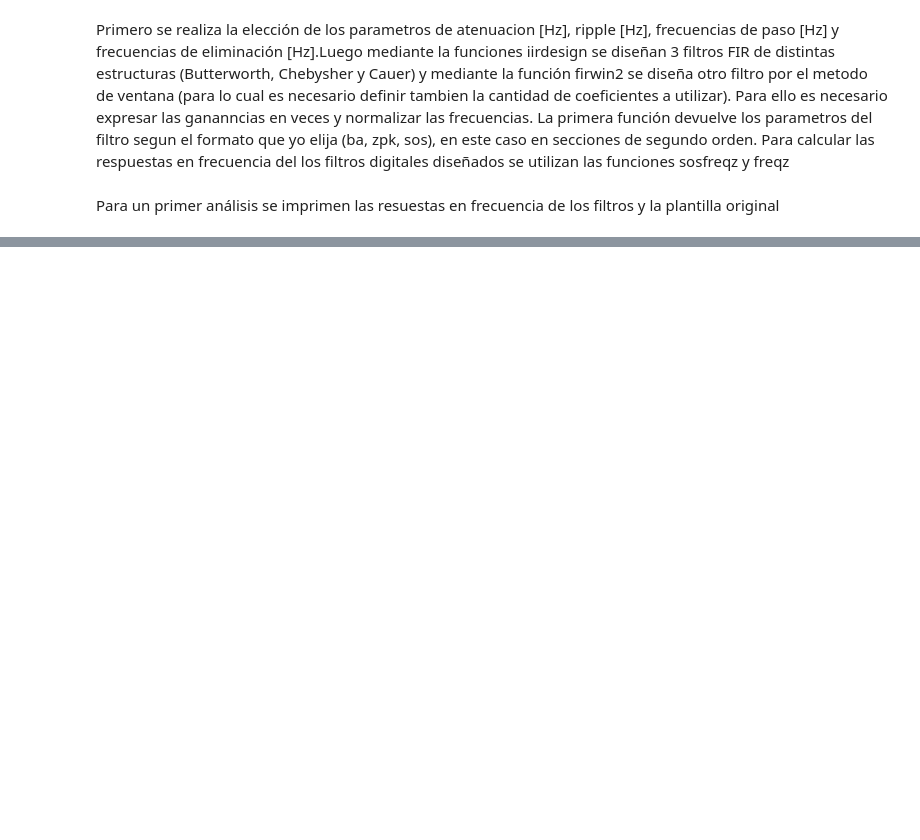
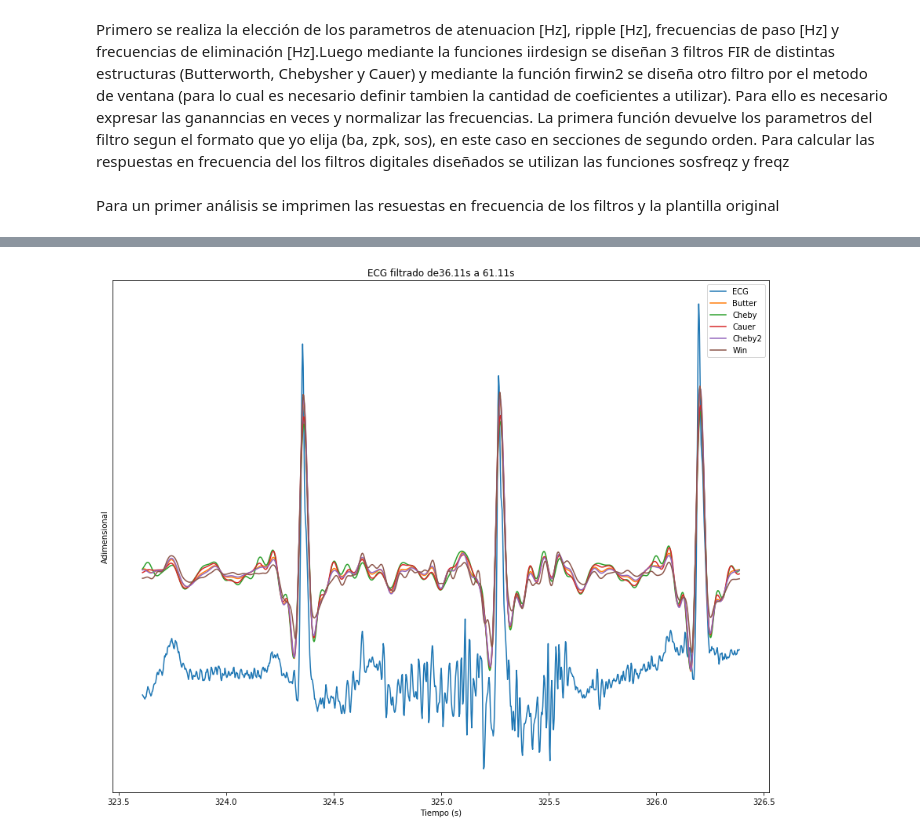
Before and after one commit to luciasucunza/git_proyecto_ecg, a Jupyter notebook: Filtros/1_Introduccion.ipynb, the cells around one changed output, grey strips where cells are left out. Saved outputs shown, nothing was run; the diff lists cells and outputs as text; code cells hidden in the pictures; blank space fills up the shorter version.

```diff
--- a/Filtros/1_Introduccion.ipynb
+++ b/Filtros/1_Introduccion.ipynb
@@ -117,0 +130,30 @@ plt.show()
+# %%
+#------Ploteado de los ECG filtrados-------
+ECG_f_butt   = sig.sosfiltfilt(bp_sos_butter, ecg_one_lead)
+ECG_f_cheb   = sig.sosfiltfilt(bp_sos_cheby,  ecg_one_lead)
+ECG_f_cauer  = sig.sosfiltfilt(bp_sos_cauer,  ecg_one_lead)
+ECG_f_cheby2 = sig.sosfiltfilt(bp_sos_cheby2, ecg_one_lead)
+ECG_f_win    = sig.filtfilt(num_win, den, ecg_one_lead)
+
+
+zoom_region = np.arange( 116500, 117500, dtype='uint')
+
+plt.figure(2)
+plt.plot( zoom_region/fs, ecg_one_lead[zoom_region],   label='ECG'   )
+plt.plot( zoom_region/fs,  ECG_f_butt[zoom_region],     label='Butter')
+plt.plot( zoom_region/fs,  ECG_f_cheb[zoom_region],     label='Cheby' )
+plt.plot( zoom_region/fs,  ECG_f_cauer[zoom_region],    label='Cauer' )
+plt.plot( zoom_region/fs,  ECG_f_cheby2[zoom_region],   label='Cheby2')
+plt.plot( zoom_region/fs,  ECG_f_win[zoom_region],      label='Win'   )
+
+plt.title('ECG filtrado de' + str(round((13000/fs),2)) + 's a ' + str(round((22000/fs),2)) + 's' )
+plt.ylabel('Adimensional')
+plt.xlabel('Tiempo (s)')
+
+axes_hdl = plt.gca()
+axes_hdl.legend()
+axes_hdl.set_yticks(())
+
+plt.show()
+# %% [output]
+[figure, added]
```
Also changed, not shown: parts of 6 cells of this notebook, 10 other files.
